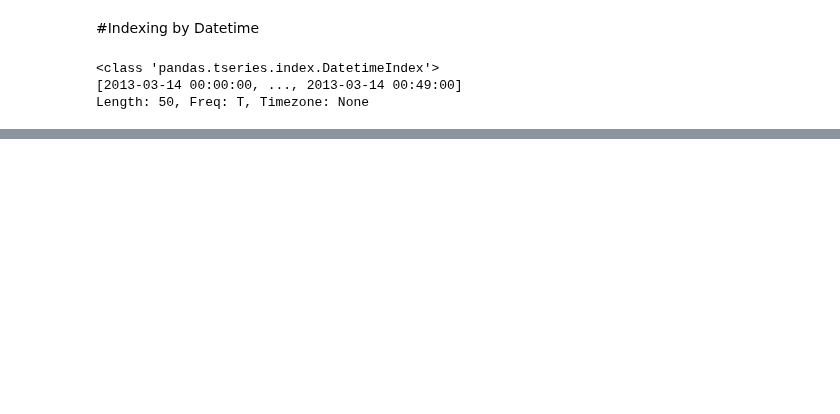
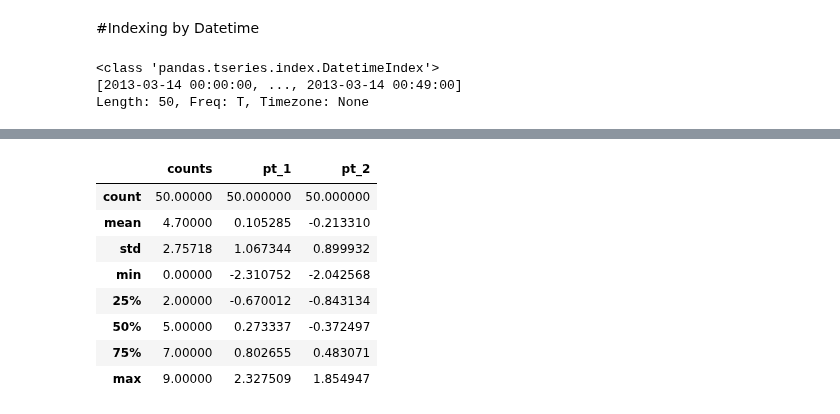
Before and after one commit to ContinuumIO/tutorials, a Jupyter notebook: Pandas.ipynb, the cells around one changed output, grey strips where cells are left out. Cells and saved outputs as stored; diff of their text form; code cells hidden in the pictures; blank space fills up the shorter version.

```diff
--- a/Pandas.ipynb
+++ b/Pandas.ipynb
@@ -133,0 +172,12 @@ ts = pd.Series(randn(len(rng)), index=rng)
+# %%
+df.describe()
+# %% [output]
+|  | counts | pt_1 | pt_2 |
+| count | 50.00000 | 50.000000 | 50.000000 |
+| mean | 4.70000 | 0.105285 | -0.213310 |
+| std | 2.75718 | 1.067344 | 0.899932 |
+| min | 0.00000 | -2.310752 | -2.042568 |
+| 25% | 2.00000 | -0.670012 | -0.843134 |
+| 50% | 5.00000 | 0.273337 | -0.372497 |
+| 75% | 7.00000 | 0.802655 | 0.483071 |
+| max | 9.00000 | 2.327509 | 1.854947 |
```
Also changed, not shown: parts of 12 cells of this notebook, 7 other files.
